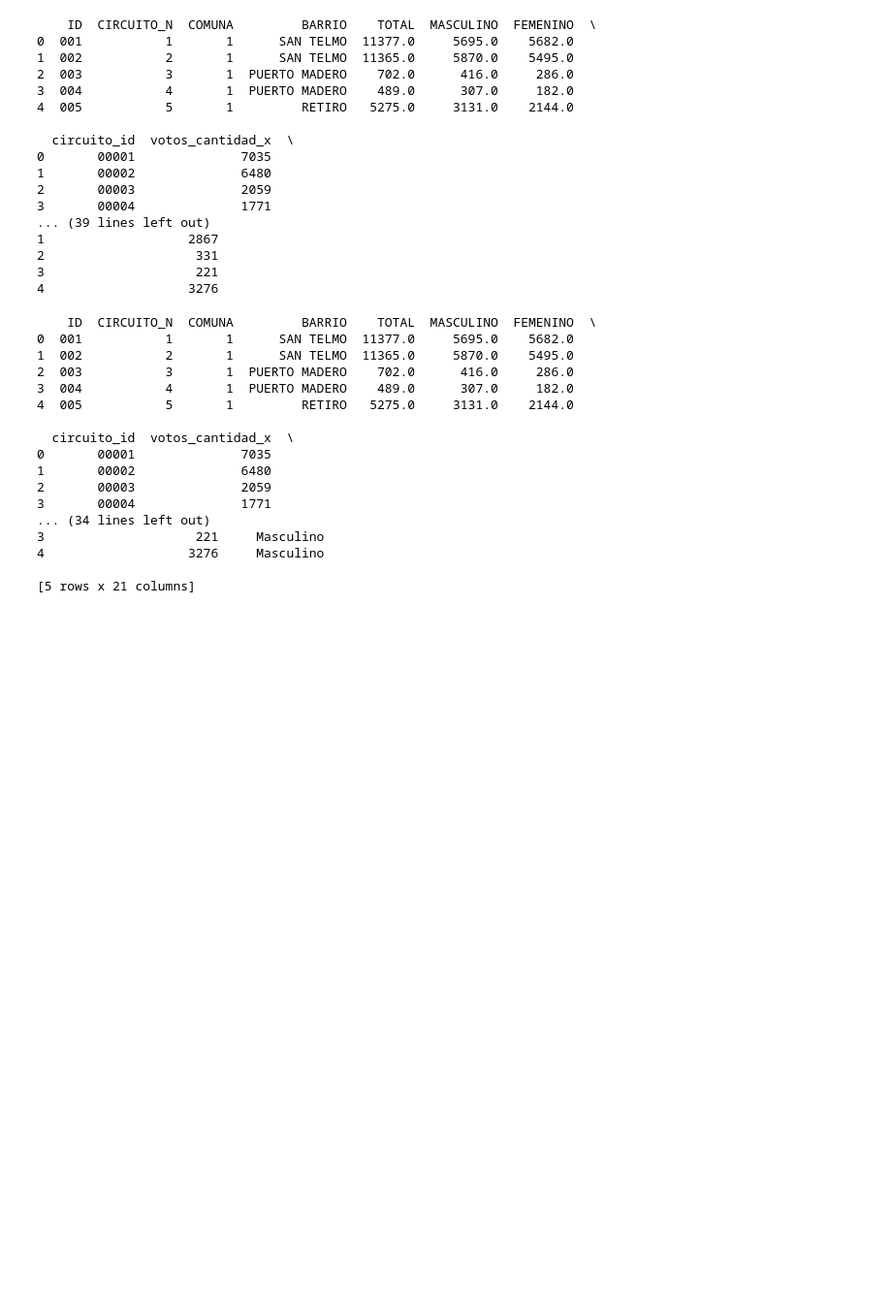
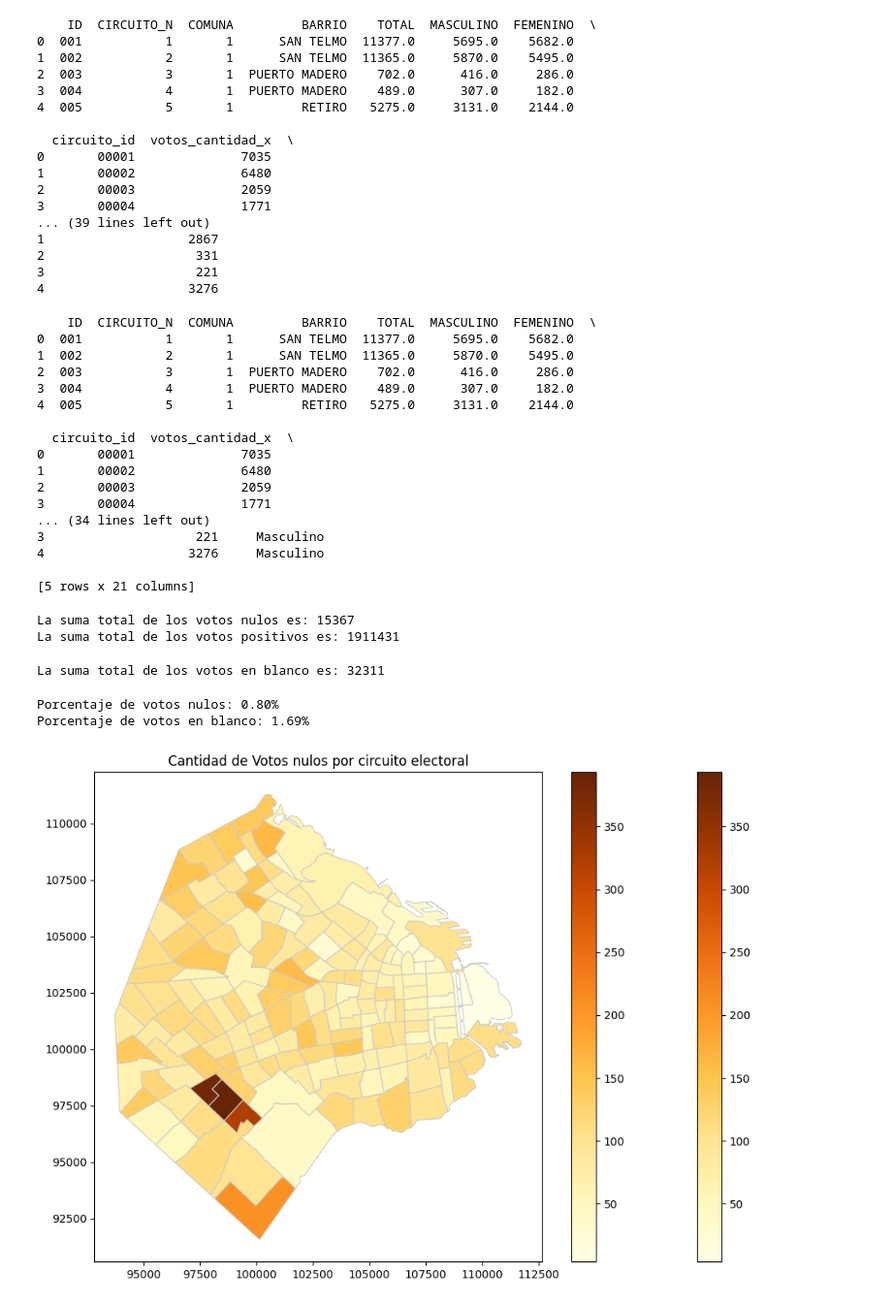
Before and after one commit to ClauBDA/metop, a Jupyter notebook: consigna_dos/consigna_dos.ipynb, the cells around one changed output. Shown at 97% size. Drawn from its saved outputs; the diff is of its cells as text; code cells hidden in the pictures; blank space fills up the shorter version.

```diff
--- a/consigna_dos/consigna_dos.ipynb
+++ b/consigna_dos/consigna_dos.ipynb
@@ -710,3 +682,75 @@ print(df_combinado.head())
 4                   3276     Masculino
 
 [5 rows x 21 columns]
+# %%
+#Queremos ver nuestro voto nulo y en blanco, volveremos a utilizar nuestro df CABA_nac
+
+voto_nulo=CABA_nac.loc[CABA_nac["votos_tipo"]=="NULO"]
+voto_nulo
+
+total_suma_nulos = voto_nulo['votos_cantidad'].sum()
+
+print(f"La suma total de los votos nulos es: {total_suma_nulos}")
+
+#Queremos saber el total de los positivos
+
+total_suma_votos=CABA_nac['votos_cantidad'].sum()
+
+print(f"La suma total de los votos positivos es: {total_suma_votos}")
+# %% [output]
+La suma total de los votos nulos es: 15367
+La suma total de los votos positivos es: 1911431
+# %%
+voto_blanco=CABA_nac.loc[CABA_nac["votos_tipo"]=="EN BLANCO"]
+voto_blanco
+
+total_suma_blanco = voto_blanco['votos_cantidad'].sum()
+print(f"La suma total de los votos en blanco es: {total_suma_blanco}")
+# %% [output]
+La suma total de los votos en blanco es: 32311
+# %%
+#Porcentajes
+
+porcentaje_nulos = (total_suma_nulos / total_suma_votos) * 100
+
+porcentaje_blancos = (total_suma_blanco / total_suma_votos) * 100
+
+print(f"Porcentaje de votos nulos: {porcentaje_nulos:.2f}%")
+print(f"Porcentaje de votos en blanco: {porcentaje_blancos:.2f}%")
+# %% [output]
+Porcentaje de votos nulos: 0.80%
+Porcentaje de votos en blanco: 1.69%
+# %%
+import pandas as pd
+import geopandas as gpd
+import matplotlib.pyplot as plt
+
+# Queremos ver los votos nulos por circuito
+votos_nulos_circuito = voto_nulo.groupby(['circuito_id', 'seccion_nombre'])['votos_cantidad'].sum().reset_index()
+
+votos_nulos_circuito_pivot = votos_nulos_circuito.pivot(index='circuito_id', columns='seccion_nombre', values='votos_cantidad')
+
+votos_nulos_circuito2 = votos_nulos_circuito.groupby('circuito_id')['votos_cantidad'].sum().reset_index()
+
+votos_nulo2 = pd.merge(votos_nulos_circuito2, votos_nulos_circuito_pivot, on='circuito_id')
+
+# Cambia el nombre de la columna para evitar conflictos
+votos_nulo2 = votos_nulo2.rename(columns=lambda x: f'{x}_nulo' if x != 'circuito_id' else x)
+
+nulo_concat = pd.concat([circuitos_geo[['CIRCUITO_N']], votos_nulo2], axis=1)
+
+# Utiliza otra variable para no sobrescribir circuitos_geo
+circuitos_geo_nulo = circuitos_geo.merge(nulo_concat, left_on='CIRCUITO_N', right_on='CIRCUITO_N', suffixes=('_circuitos_geo', '_nulo_concat'))
+
+fig, ax = plt.subplots(1, 1, figsize=(12, 8))
+circuitos_geo_nulo.plot(column='votos_cantidad_nulo', cmap='YlOrBr', linewidth=0.8, ax=ax, edgecolor='0.8', legend=True)
+
+vmin, vmax = circuitos_geo_nulo['votos_cantidad_nulo'].min(), circuitos_geo_nulo['votos_cantidad_nulo'].max()
+sm = plt.cm.ScalarMappable(cmap='YlOrBr', norm=plt.Normalize(vmin=vmin, vmax=vmax))
+sm._A = []
+cbar = fig.colorbar(sm)
+
+plt.title('Cantidad de Votos nulos por circuito electoral')
+plt.show()
+# %% [output]
+[figure, added]
```
Also changed, not shown: parts of 16 cells of this notebook.
